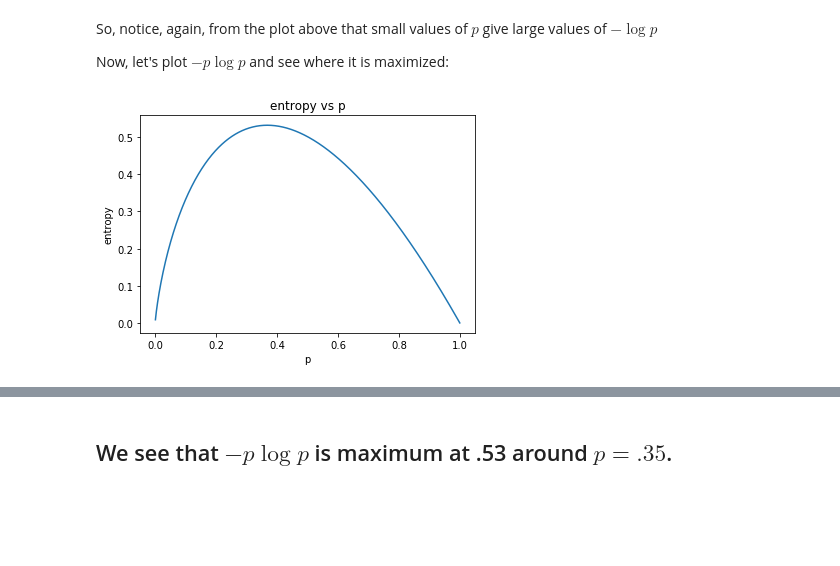
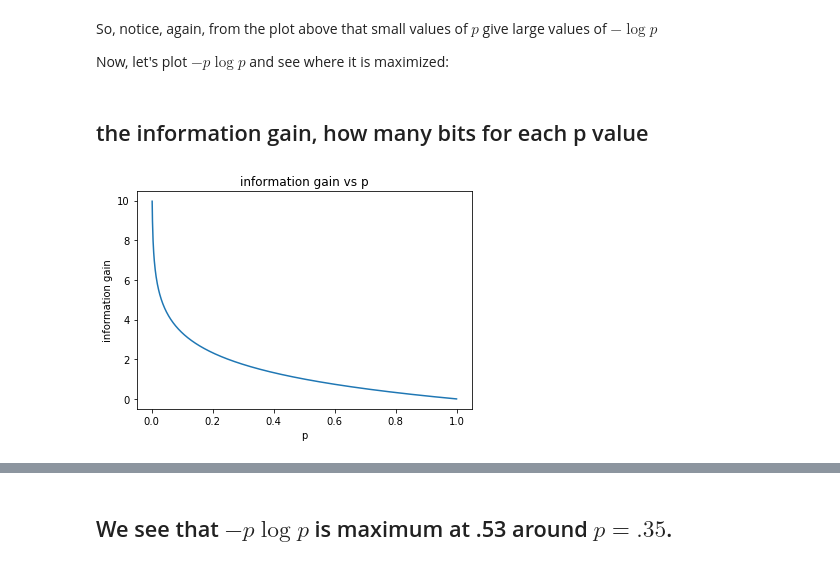
Before and after one commit to galenwilkerson/statistical-mechanics, a Jupyter notebook: Entropy.ipynb, the cells around one changed output, grey strips where cells are left out. Cells and saved outputs as stored; diff of their text form; code cells hidden in the pictures; blank space fills up the shorter version.

Commit message:
some updates to Lecture 1 and entropy

```diff
--- a/Entropy.ipynb
+++ b/Entropy.ipynb
@@ -43,10 +57,12 @@ plt.plot(p, - np.log2(p));
 So, notice, again, from the plot above that small values of $p$ give large values of $- \log p$
 
 Now, let's plot $- p \log p$ and see where it is maximized:
+# %% [markdown]
+## the information gain, how many bits for each p value
 # %%
-plt.plot(p, - p * np.log2(p));
-plt.title('entropy vs p');
-plt.ylabel('entropy')
+plt.plot(p, - np.log2(p));
+plt.title('information gain vs p');
+plt.ylabel('information gain')
 plt.xlabel('p');
 # %% [output]
-[figure, old version]
+[figure, new version]
```
Also changed, not shown: parts of 3 cells of this notebook, 1 other file.
